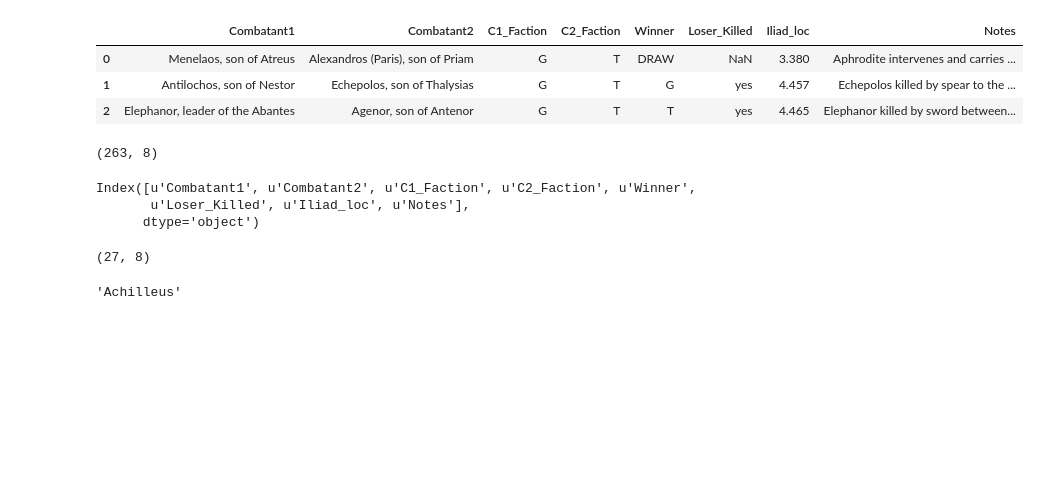
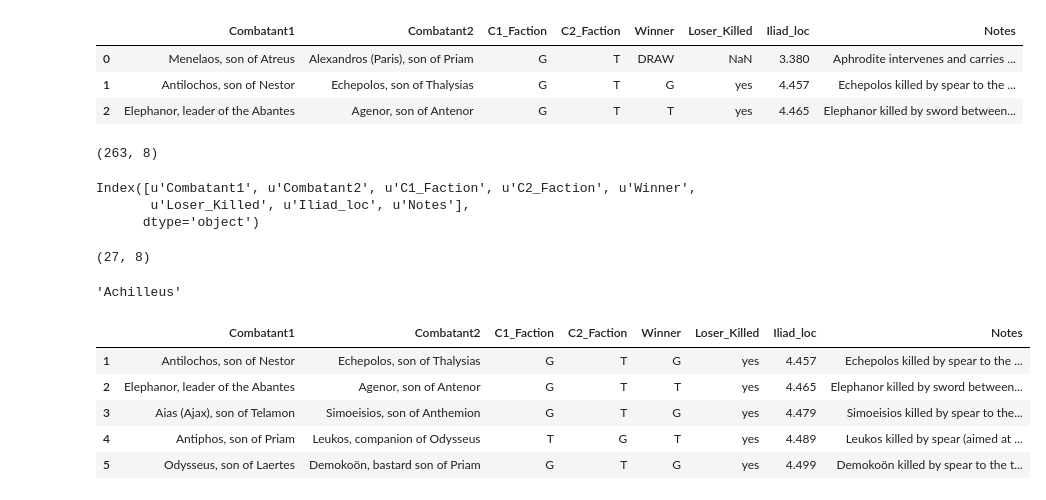
Before and after one commit to djevans071/Iliad-battles, a Jupyter notebook: Iliad_battles.ipynb, the cells around one changed output. Cells and saved outputs as stored; diff of their text form; code cells hidden in the pictures; blank space fills up the shorter version.

```diff
--- a/Iliad_battles.ipynb
+++ b/Iliad_battles.ipynb
@@ -120,6 +91,15 @@ s = 'Achilleus, son of Peleus'
 s.split(',')[0]
 # %% [output]
 'Achilleus'
+# %%
+kills.head()
+# %% [output]
+|  | Combatant1 | Combatant2 | C1_Faction | C2_Faction | Winner | Loser_Killed | Iliad_loc | Notes |
+| 1 | Antilochos, son of Nestor | Echepolos, son of Thalysias | G | T | G | yes | 4.457 | Echepolos killed by spear to the ... |
+| 2 | Elephanor, leader of the Abantes | Agenor, son of Antenor | G | T | T | yes | 4.465 | Elephanor killed by sword between... |
+| 3 | Aias (Ajax), son of Telamon | Simoeisios, son of Anthemion | G | T | G | yes | 4.479 | Simoeisios killed by spear to the... |
+| 4 | Antiphos, son of Priam | Leukos, companion of Odysseus | T | G | T | yes | 4.489 | Leukos killed by spear (aimed at ... |
+| 5 | Odysseus, son of Laertes | Demokoön, bastard son of Priam | G | T | G | yes | 4.499 | Demokoön killed by spear to the t... |
 # %%
 gkills = kills[kills.Winner.str.contains('G')]
 g1 = gkills['Combatant1'][gkills.C1_Faction.str.contains('G')]
```
Also changed, not shown: parts of 13 cells of this notebook, 2 other files.
